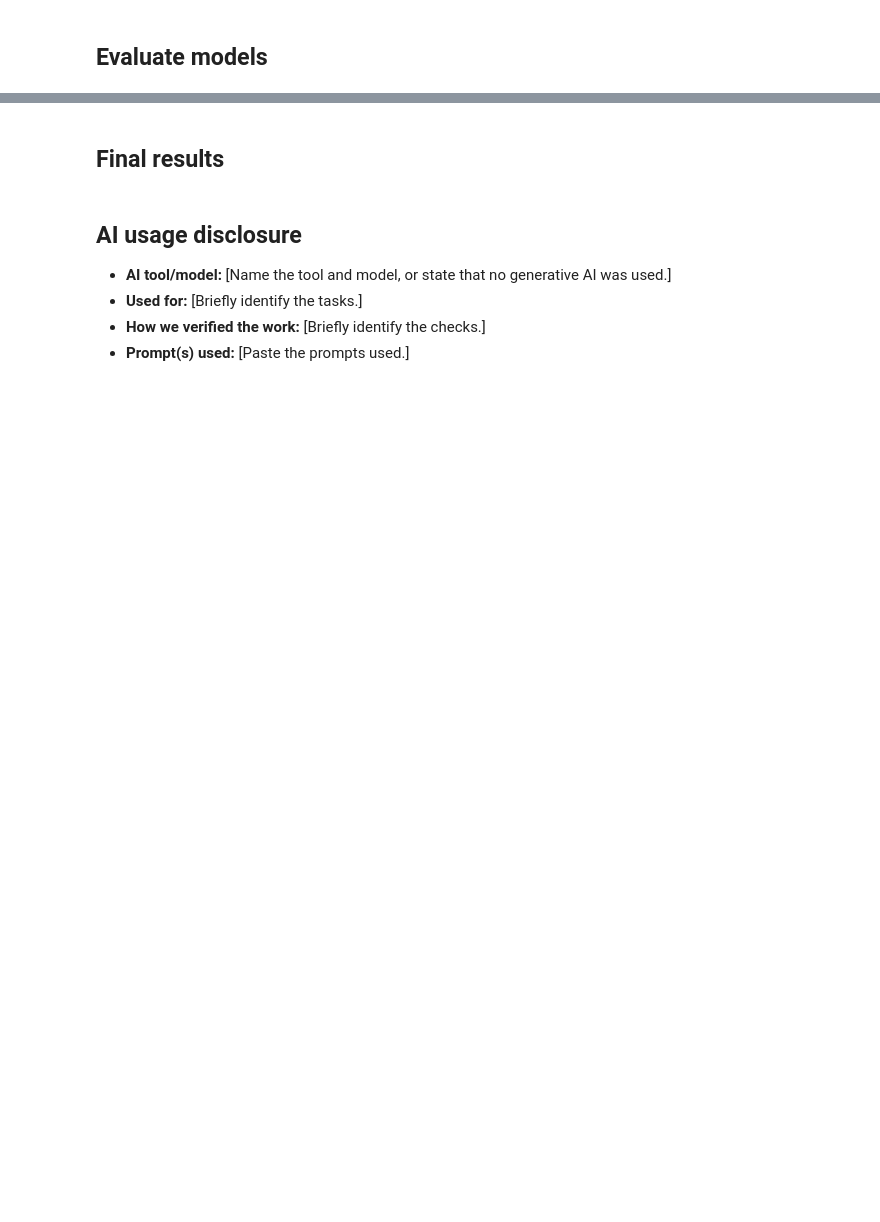
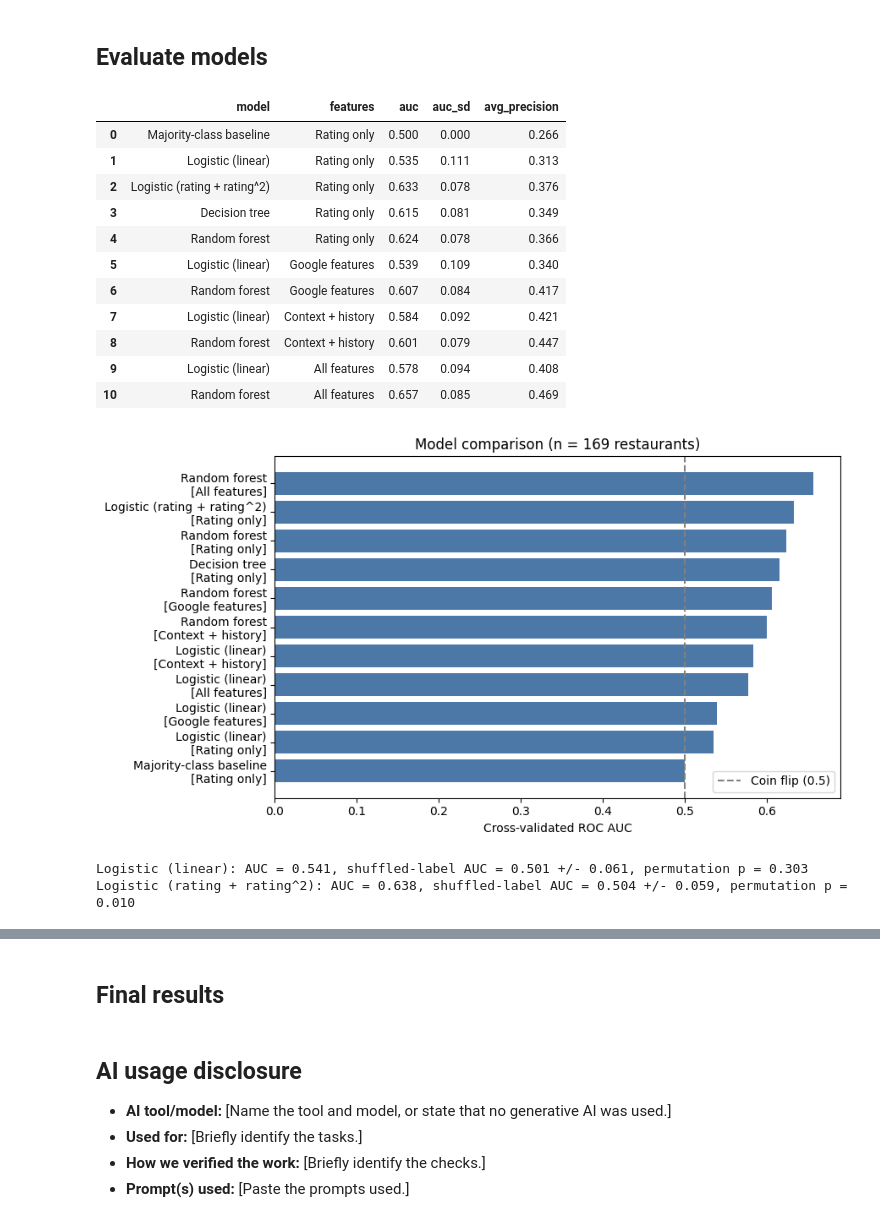
Before and after one commit to hwayalew/ds3001_team1_project, a Jupyter notebook: notebook.ipynb, the cells around one changed output, grey strips where cells are left out. Drawn from its saved outputs; the diff is of its cells as text; code cells hidden in the pictures; blank space fills up the shorter version.

Commit message:
Build and Evaluate Models

```diff
--- a/notebook.ipynb
+++ b/notebook.ipynb
@@ -884,0 +899,13 @@ We are choosing each restaurant's latest recorded inspection, rather than treati
+# %%
+# Looser match: same cleaned name + same city + same street number
+loose_matches = possible_matches[possible_matches["number_match"]].copy()
+
+# Check that every pair is still one-to-one (no restaurant matched twice)
+print("Loose pairs:", len(loose_matches))
+print("Unique Fairfax establishments:", loose_matches["RECORDID"].nunique())
+print("Unique Google restaurants:", loose_matches["gmap_id"].nunique())
+
+# Show the pairs this rule rescues compared with the strict rule
+rescued = loose_matches[~loose_matches["RECORDID"].isin(exact_matches["RECORDID"])]
+print("Rescued by the looser rule:", len(rescued))
+display(rescued[["ESTABLISHMENT_NAME", "ADDRESS", "street_address"]].head(15))
@@ -894,3 +1093,58 @@ We are choosing each restaurant's latest recorded inspection, rather than treati
 ## Evaluate models
 # %%
 # Compare models using the chosen evaluation measures.
+# %%
+# Compare models using the chosen evaluation measures.
+import matplotlib.pyplot as plt
+
+display(results_expanded.round(3))
+
+fig, ax = plt.subplots(figsize=(9, 5))
+plot_df = results_expanded.copy()
+plot_df["label"] = plot_df["model"] + "\n[" + plot_df["features"] + "]"
+plot_df = plot_df.sort_values("auc")
+ax.barh(plot_df["label"], plot_df["auc"], color="#4C78A8")
+ax.axvline(0.5, color="gray", linestyle="--", label="Coin flip (0.5)")
+ax.set_xlabel("Cross-validated ROC AUC")
+ax.set_title(f"Model comparison (n = {len(model_expanded)} restaurants)")
+ax.legend(loc="lower right")
+plt.tight_layout()
+plt.show()
+# %% [output]
+|  | model | features | auc | auc_sd | avg_precision |
+| 0 | Majority-class baseline | Rating only | 0.500 | 0.000 | 0.266 |
+| 1 | Logistic (linear) | Rating only | 0.535 | 0.111 | 0.313 |
+| 2 | Logistic (rating + rating^2) | Rating only | 0.633 | 0.078 | 0.376 |
+| 3 | Decision tree | Rating only | 0.615 | 0.081 | 0.349 |
+| 4 | Random forest | Rating only | 0.624 | 0.078 | 0.366 |
+| 5 | Logistic (linear) | Google features | 0.539 | 0.109 | 0.340 |
+| 6 | Random forest | Google features | 0.607 | 0.084 | 0.417 |
+| 7 | Logistic (linear) | Context + history | 0.584 | 0.092 | 0.421 |
+| 8 | Random forest | Context + history | 0.601 | 0.079 | 0.447 |
+| 9 | Logistic (linear) | All features | 0.578 | 0.094 | 0.408 |
+| 10 | Random forest | All features | 0.657 | 0.085 | 0.469 |
+[figure, added]
+# %%
+# Is the best simple model better than chance? Permutation test:
+# shuffle the outcome labels many times and see how often shuffled data scores as well as the real data.
+from sklearn.model_selection import cross_val_score
+
+def permutation_test(pipe, X, y, n_perm=200, seed=0):
+    cv_small = RepeatedStratifiedKFold(n_splits=5, n_repeats=3, random_state=1)
+    observed = cross_val_score(pipe, X, y, cv=cv_small, scoring="roc_auc").mean()
+    rng = np.random.default_rng(seed)
+    null = np.array([cross_val_score(pipe, X, rng.permutation(y), cv=cv_small, scoring="roc_auc").mean()
+                     for _ in range(n_perm)])
+    p = (np.sum(null >= observed) + 1) / (n_perm + 1)
+    return observed, null, p
+
+X_rating = model_expanded[FEATURES["Rating only"]]
+y_all = model_expanded["not_passed"].values
+
+for label, pipe in [("Logistic (linear)", make_pipeline(logreg())),
+                    ("Logistic (rating + rating^2)", make_pipeline(logreg(), poly=True))]:
+    obs, null, p = permutation_test(pipe, X_rating, y_all)
+    print(f"{label}: AUC = {obs:.3f}, shuffled-label AUC = {null.mean():.3f} +/- {null.std():.3f}, permutation p = {p:.3f}")
+# %% [output]
+Logistic (linear): AUC = 0.541, shuffled-label AUC = 0.501 +/- 0.061, permutation p = 0.303
+Logistic (rating + rating^2): AUC = 0.638, shuffled-label AUC = 0.504 +/- 0.059, permutation p = 0.010
```
Also changed, not shown: parts of 12 cells of this notebook.
